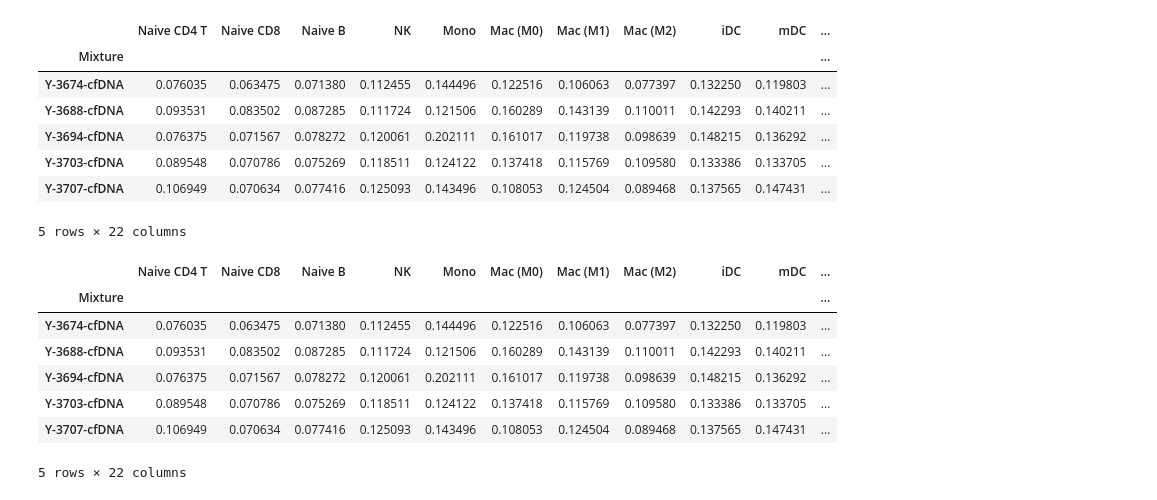
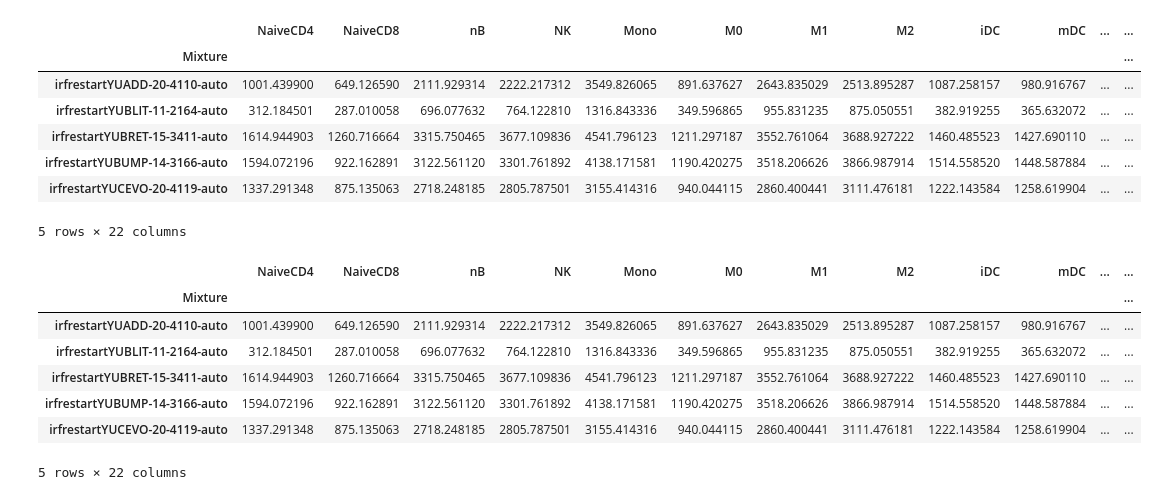
Before and after one commit to Irfanwustl/Research_code, a Jupyter notebook: combining_different_batch/cross_correlation.ipynb, the cells around one changed output. Saved outputs shown, nothing was run; the diff lists cells and outputs as text; code cells hidden in the pictures.

```diff
--- a/combining_different_batch/cross_correlation.ipynb
+++ b/combining_different_batch/cross_correlation.ipynb
@@ -1,32 +1,32 @@
 # %%
 import pandas as pd
 import seaborn as sns
 import matplotlib.pyplot as plt
 %matplotlib inline
-infile='/Users/irffanalahi/Research/Research_update/SoftRD/largerEXP/OurCD8TIL_ranked/compare_BSseq_EMseq_result/cross_correlation_divideby_mappedreads/cross_corr_divide_by_avilable_fragmens/raw_score_divby_testedfrag_rename/divbyCtFRAG_BS_melanoma_cfDNA_onlybad.txt'
+infile='/Users/irffanalahi/Research/Research_update/SoftRD/largerEXP/OurCD8TIL_ranked/melanoma_EMseq_secondlane/EM_seconbatch_result/rawscore_analysis/CD8TIL_pbl_tum_all_matrix_allout_ranked_SM_top100_SM_unique_result_dupindex_binnedstats.pkl_NOpat_cg1_CSxOut.txt'
 
 indf=pd.read_csv(infile,sep='\t',index_col='Mixture')
 indf.head()
 # %% [output]
-|  | Naive CD4 T | Naive CD8 | Naive B | NK | Mono | Mac (M0) | Mac (M1) | Mac (M2) | iDC | mDC | ... |
-| Mixture |  |  |  |  |  |  |  |  |  |  | ... |
-| Y-3674-cfDNA | 0.076035 | 0.063475 | 0.071380 | 0.112455 | 0.144496 | 0.122516 | 0.106063 | 0.077397 | 0.132250 | 0.119803 | ... |
-| Y-3688-cfDNA | 0.093531 | 0.083502 | 0.087285 | 0.111724 | 0.121506 | 0.160289 | 0.143139 | 0.110011 | 0.142293 | 0.140211 | ... |
-| Y-3694-cfDNA | 0.076375 | 0.071567 | 0.078272 | 0.120061 | 0.202111 | 0.161017 | 0.119738 | 0.098639 | 0.148215 | 0.136292 | ... |
-| Y-3703-cfDNA | 0.089548 | 0.070786 | 0.075269 | 0.118511 | 0.124122 | 0.137418 | 0.115769 | 0.109580 | 0.133386 | 0.133705 | ... |
-| Y-3707-cfDNA | 0.106949 | 0.070634 | 0.077416 | 0.125093 | 0.143496 | 0.108053 | 0.124504 | 0.089468 | 0.137565 | 0.147431 | ... |
+|  | NaiveCD4 | NaiveCD8 | nB | NK | Mono | M0 | M1 | M2 | iDC | mDC | ... | ... |
+| Mixture |  |  |  |  |  |  |  |  |  |  |  | ... |
+| irfrestartYUADD-20-4110-auto | 1001.439900 | 649.126590 | 2111.929314 | 2222.217312 | 3549.826065 | 891.637627 | 2643.835029 | 2513.895287 | 1087.258157 | 980.916767 | ... | ... |
+| irfrestartYUBLIT-11-2164-auto | 312.184501 | 287.010058 | 696.077632 | 764.122810 | 1316.843336 | 349.596865 | 955.831235 | 875.050551 | 382.919255 | 365.632072 | ... | ... |
+| irfrestartYUBRET-15-3411-auto | 1614.944903 | 1260.716664 | 3315.750465 | 3677.109836 | 4541.796123 | 1211.297187 | 3552.761064 | 3688.927222 | 1460.485523 | 1427.690110 | ... | ... |
+| irfrestartYUBUMP-14-3166-auto | 1594.072196 | 922.162891 | 3122.561120 | 3301.761892 | 4138.171581 | 1190.420275 | 3518.206626 | 3866.987914 | 1514.558520 | 1448.587884 | ... | ... |
+| irfrestartYUCEVO-20-4119-auto | 1337.291348 | 875.135063 | 2718.248185 | 2805.787501 | 3155.414316 | 940.044115 | 2860.400441 | 3111.476181 | 1222.143584 | 1258.619904 | ... | ... |
 5 rows × 22 columns
 # %%
 droppedindf=indf.drop(['Toxicity','Response','YU ID'],errors='ignore',axis=1)
 droppedindf.head()
 # %% [output]
-|  | Naive CD4 T | Naive CD8 | Naive B | NK | Mono | Mac (M0) | Mac (M1) | Mac (M2) | iDC | mDC | ... |
-| Mixture |  |  |  |  |  |  |  |  |  |  | ... |
-| Y-3674-cfDNA | 0.076035 | 0.063475 | 0.071380 | 0.112455 | 0.144496 | 0.122516 | 0.106063 | 0.077397 | 0.132250 | 0.119803 | ... |
-| Y-3688-cfDNA | 0.093531 | 0.083502 | 0.087285 | 0.111724 | 0.121506 | 0.160289 | 0.143139 | 0.110011 | 0.142293 | 0.140211 | ... |
-| Y-3694-cfDNA | 0.076375 | 0.071567 | 0.078272 | 0.120061 | 0.202111 | 0.161017 | 0.119738 | 0.098639 | 0.148215 | 0.136292 | ... |
-| Y-3703-cfDNA | 0.089548 | 0.070786 | 0.075269 | 0.118511 | 0.124122 | 0.137418 | 0.115769 | 0.109580 | 0.133386 | 0.133705 | ... |
-| Y-3707-cfDNA | 0.106949 | 0.070634 | 0.077416 | 0.125093 | 0.143496 | 0.108053 | 0.124504 | 0.089468 | 0.137565 | 0.147431 | ... |
+|  | NaiveCD4 | NaiveCD8 | nB | NK | Mono | M0 | M1 | M2 | iDC | mDC | ... | ... |
+| Mixture |  |  |  |  |  |  |  |  |  |  |  | ... |
+| irfrestartYUADD-20-4110-auto | 1001.439900 | 649.126590 | 2111.929314 | 2222.217312 | 3549.826065 | 891.637627 | 2643.835029 | 2513.895287 | 1087.258157 | 980.916767 | ... | ... |
+| irfrestartYUBLIT-11-2164-auto | 312.184501 | 287.010058 | 696.077632 | 764.122810 | 1316.843336 | 349.596865 | 955.831235 | 875.050551 | 382.919255 | 365.632072 | ... | ... |
+| irfrestartYUBRET-15-3411-auto | 1614.944903 | 1260.716664 | 3315.750465 | 3677.109836 | 4541.796123 | 1211.297187 | 3552.761064 | 3688.927222 | 1460.485523 | 1427.690110 | ... | ... |
+| irfrestartYUBUMP-14-3166-auto | 1594.072196 | 922.162891 | 3122.561120 | 3301.761892 | 4138.171581 | 1190.420275 | 3518.206626 | 3866.987914 | 1514.558520 | 1448.587884 | ... | ... |
+| irfrestartYUCEVO-20-4119-auto | 1337.291348 | 875.135063 | 2718.248185 | 2805.787501 | 3155.414316 | 940.044115 | 2860.400441 | 3111.476181 | 1222.143584 | 1258.619904 | ... | ... |
 5 rows × 22 columns
 # %%
 corr = droppedindf.corr(method='pearson')
```
Also changed, not shown: parts of 1 cell of this notebook, 7 other files.
